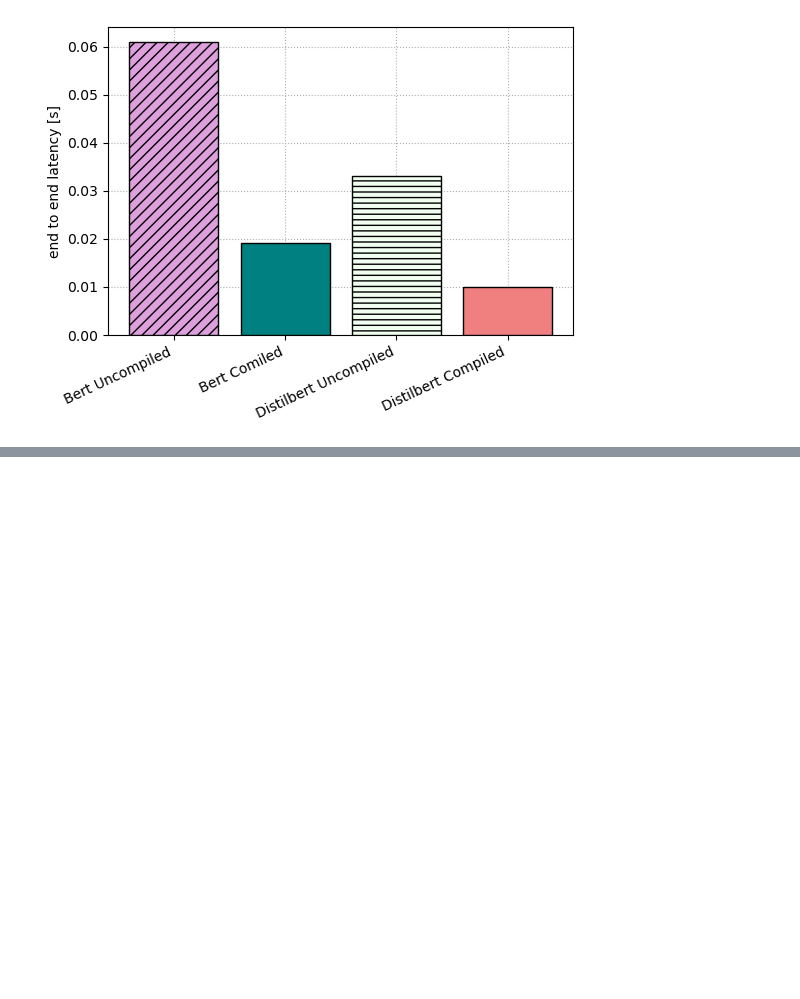
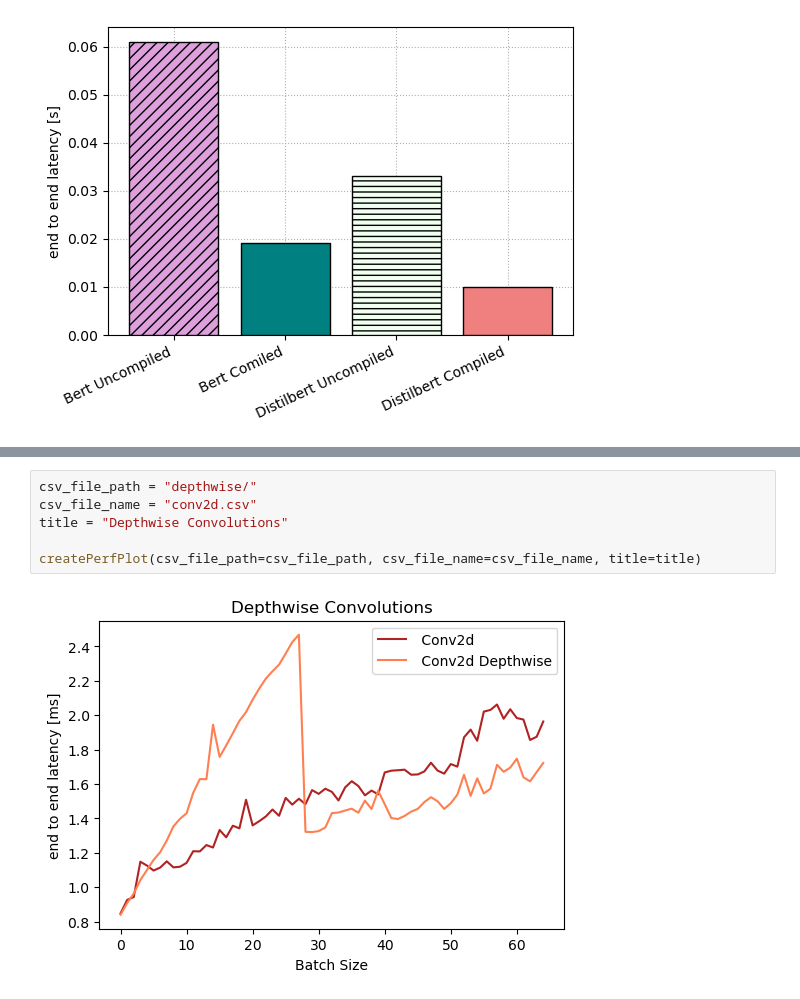
Before and after one commit to felix-ro/Compressed-Model-Inference, a Jupyter notebook: results/graphs.ipynb, the cells around one changed output, grey strips where cells are left out. Cells and saved outputs as stored; diff of their text form; blank space fills up the shorter version.

Commit message:
updated depthwise convolutions benchmark

```diff
--- a/results/graphs.ipynb
+++ b/results/graphs.ipynb
@@ -100,0 +152,8 @@ fig.savefig(fname="bert/bert-latency.pdf", dpi=500, bbox_inches="tight")
+# %%
+csv_file_path = "depthwise/"
+csv_file_name = "conv2d.csv"
+title = "Depthwise Convolutions"
+
+createPerfPlot(csv_file_path=csv_file_path, csv_file_name=csv_file_name, title=title)
+# %% [output]
+[figure, added]
```
Also changed, not shown: parts of 1 cell of this notebook, 4 other files.
